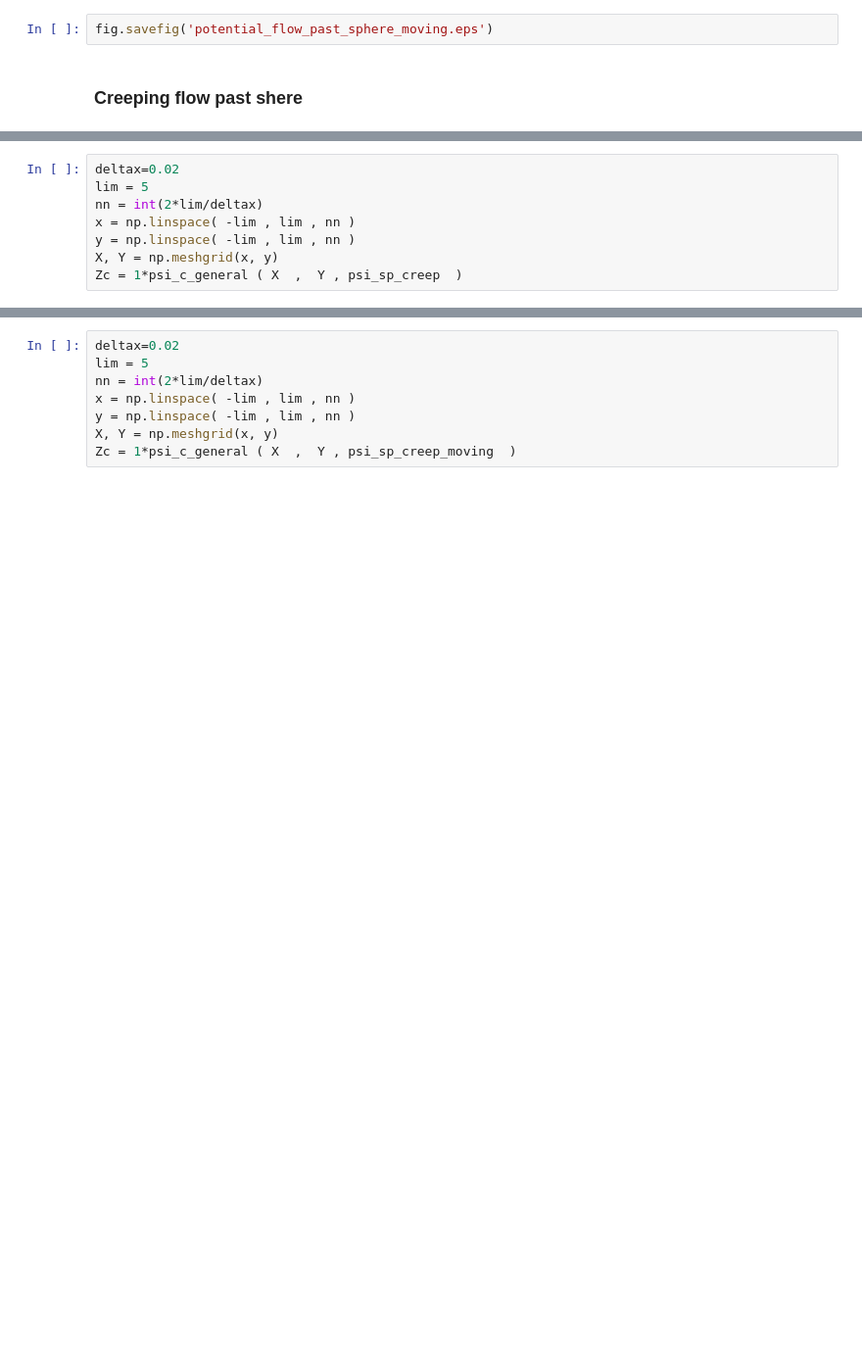
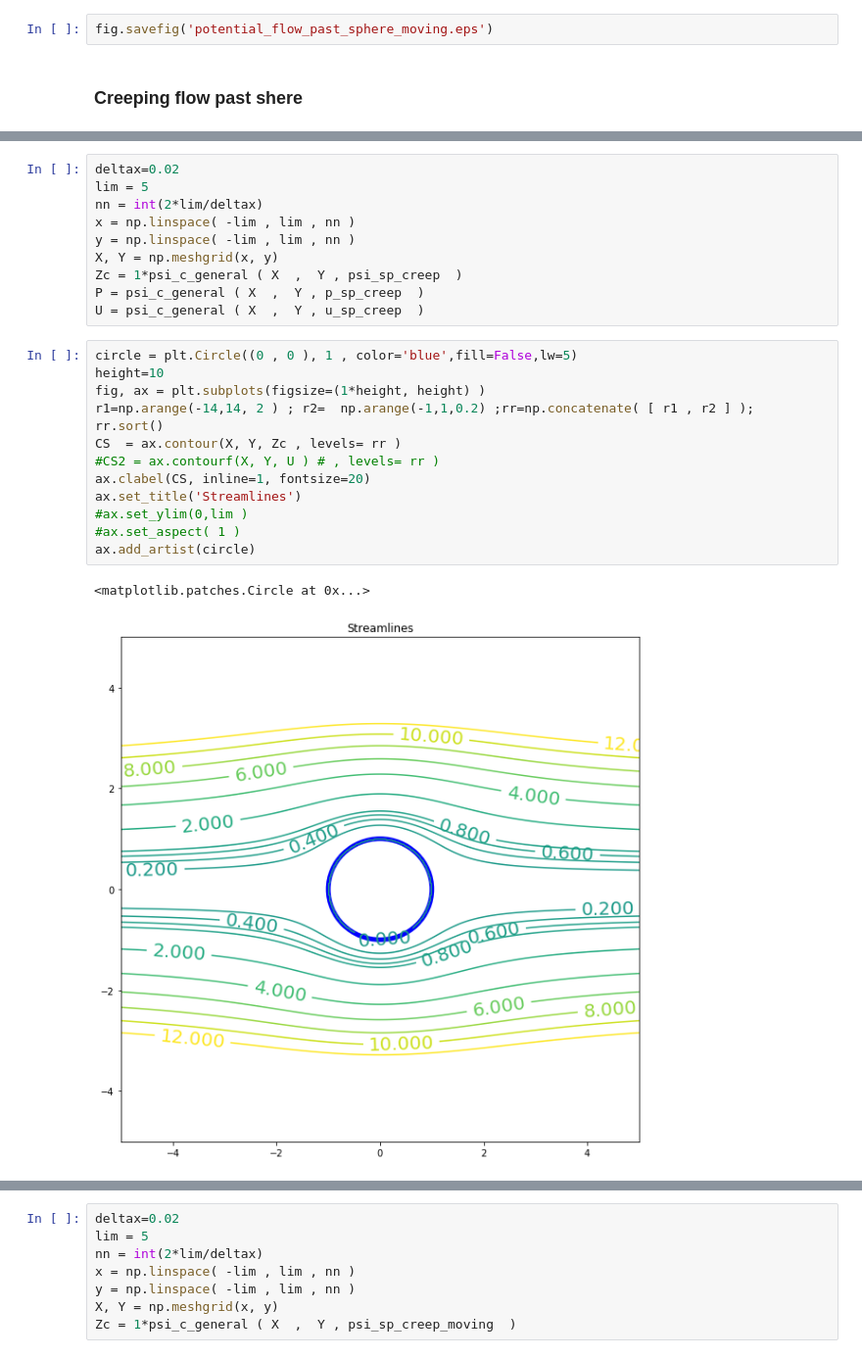
Before and after one commit to ddcampayo/Fluid_Mechanics, a Jupyter notebook: supp_mat/cylinder_sphere_streamlines.ipynb, the cells around one changed output, grey strips where cells are left out. Shown at 98% size. Drawn from its saved outputs; the diff is of its cells as text; blank space fills up the shorter version.

```diff
--- a/supp_mat/cylinder_sphere_streamlines.ipynb
+++ b/supp_mat/cylinder_sphere_streamlines.ipynb
@@ -236,3 +248,20 @@ x = np.linspace( -lim , lim , nn )
 y = np.linspace( -lim , lim , nn )
 X, Y = np.meshgrid(x, y)
 Zc = 1*psi_c_general ( X  ,  Y , psi_sp_creep  )
+P = psi_c_general ( X  ,  Y , p_sp_creep  )
+U = psi_c_general ( X  ,  Y , u_sp_creep  )
+# %%
+circle = plt.Circle((0 , 0 ), 1 , color='blue',fill=False,lw=5)
+height=10
+fig, ax = plt.subplots(figsize=(1*height, height) )
+r1=np.arange(-14,14, 2 ) ; r2=  np.arange(-1,1,0.2) ;rr=np.concatenate( [ r1 , r2 ] ); rr.sort()
+CS  = ax.contour(X, Y, Zc , levels= rr )
+#CS2 = ax.contourf(X, Y, U ) # , levels= rr )
+ax.clabel(CS, inline=1, fontsize=20)
+ax.set_title('Streamlines')
+#ax.set_ylim(0,lim )
+#ax.set_aspect( 1 )
+ax.add_artist(circle)
+# %% [output]
+<matplotlib.patches.Circle at 0x...>
+[figure, added]
```
Also changed, not shown: parts of 4 cells of this notebook, 5 other files.
